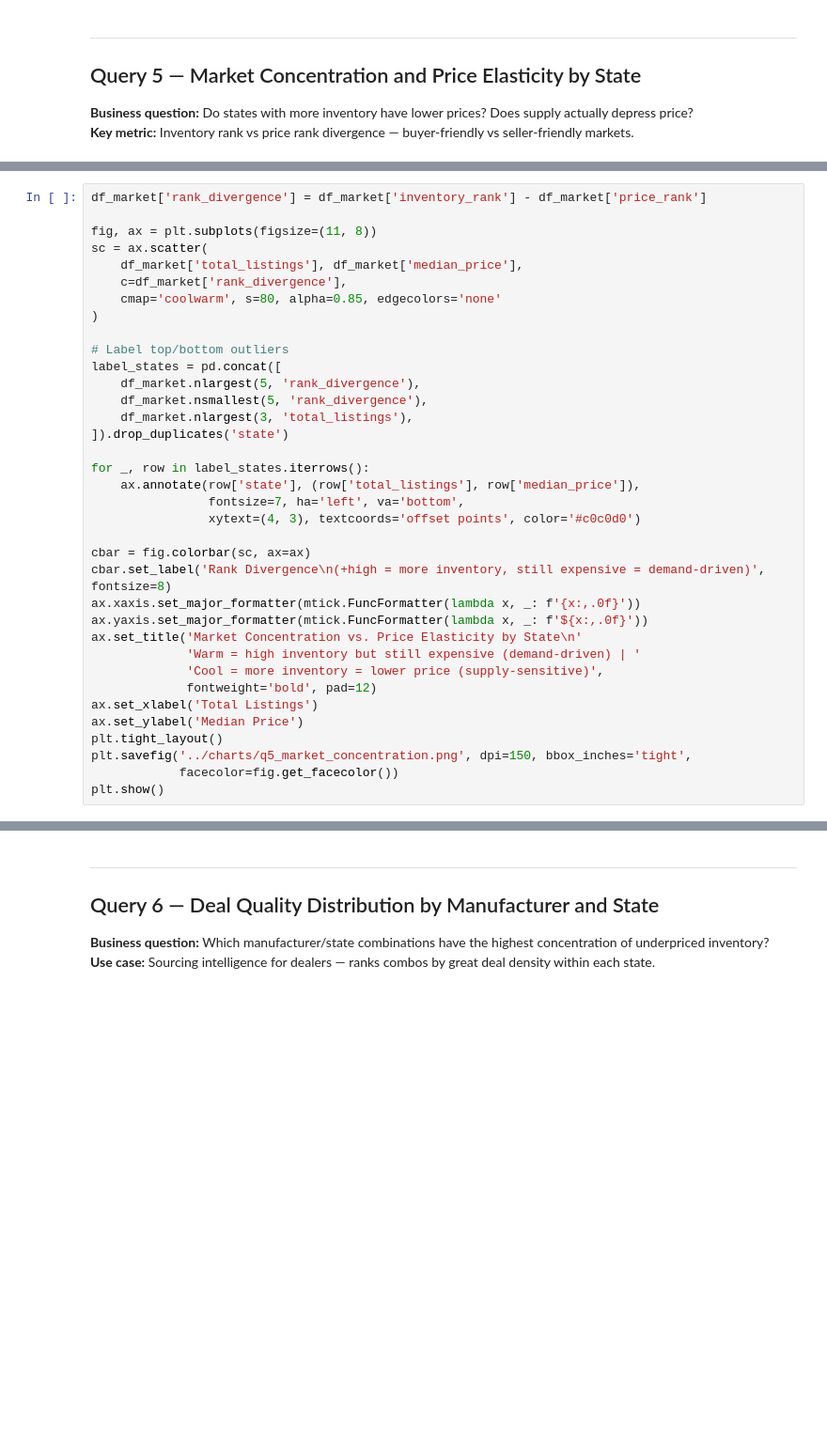
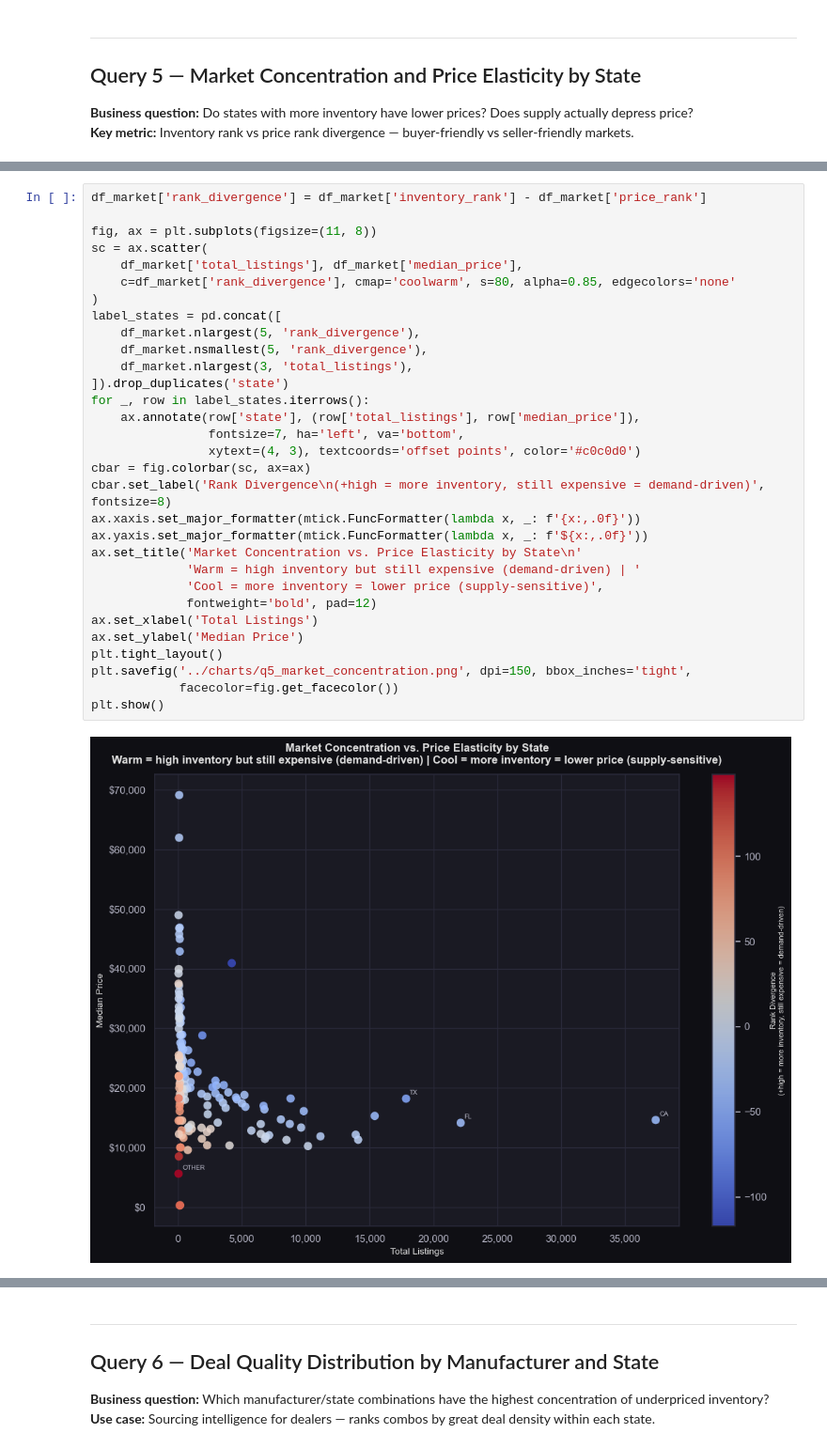
Before and after one commit to normankambou/used-vehicle-market-pipeline, a Jupyter notebook: notebooks/vehicle_market_analysis.ipynb, the cells around one changed output, grey strips where cells are left out. Shown at 94% size. Saved outputs shown, nothing was run; the diff lists cells and outputs as text; blank space fills up the shorter version.

```diff
--- a/notebooks/vehicle_market_analysis.ipynb
+++ b/notebooks/vehicle_market_analysis.ipynb
@@ -372,36 +629,33 @@ df_market.head(10)
 # %%
 df_market['rank_divergence'] = df_market['inventory_rank'] - df_market['price_rank']
 
 fig, ax = plt.subplots(figsize=(11, 8))
 sc = ax.scatter(
     df_market['total_listings'], df_market['median_price'],
-    c=df_market['rank_divergence'],
-    cmap='coolwarm', s=80, alpha=0.85, edgecolors='none'
+    c=df_market['rank_divergence'], cmap='coolwarm', s=80, alpha=0.85, edgecolors='none'
 )
-
-# Label top/bottom outliers
 label_states = pd.concat([
     df_market.nlargest(5, 'rank_divergence'),
     df_market.nsmallest(5, 'rank_divergence'),
     df_market.nlargest(3, 'total_listings'),
 ]).drop_duplicates('state')
-
 for _, row in label_states.iterrows():
     ax.annotate(row['state'], (row['total_listings'], row['median_price']),
                 fontsize=7, ha='left', va='bottom',
                 xytext=(4, 3), textcoords='offset points', color='#c0c0d0')
-
 cbar = fig.colorbar(sc, ax=ax)
 cbar.set_label('Rank Divergence\n(+high = more inventory, still expensive = demand-driven)', fontsize=8)
 ax.xaxis.set_major_formatter(mtick.FuncFormatter(lambda x, _: f'{x:,.0f}'))
 ax.yaxis.set_major_formatter(mtick.FuncFormatter(lambda x, _: f'${x:,.0f}'))
 ax.set_title('Market Concentration vs. Price Elasticity by State\n'
              'Warm = high inventory but still expensive (demand-driven) | '
              'Cool = more inventory = lower price (supply-sensitive)',
              fontweight='bold', pad=12)
 ax.set_xlabel('Total Listings')
 ax.set_ylabel('Median Price')
 plt.tight_layout()
 plt.savefig('../charts/q5_market_concentration.png', dpi=150, bbox_inches='tight',
             facecolor=fig.get_facecolor())
 plt.show()
+# %% [output]
+[figure, added]
```
Also changed, not shown: parts of 27 cells of this notebook.
